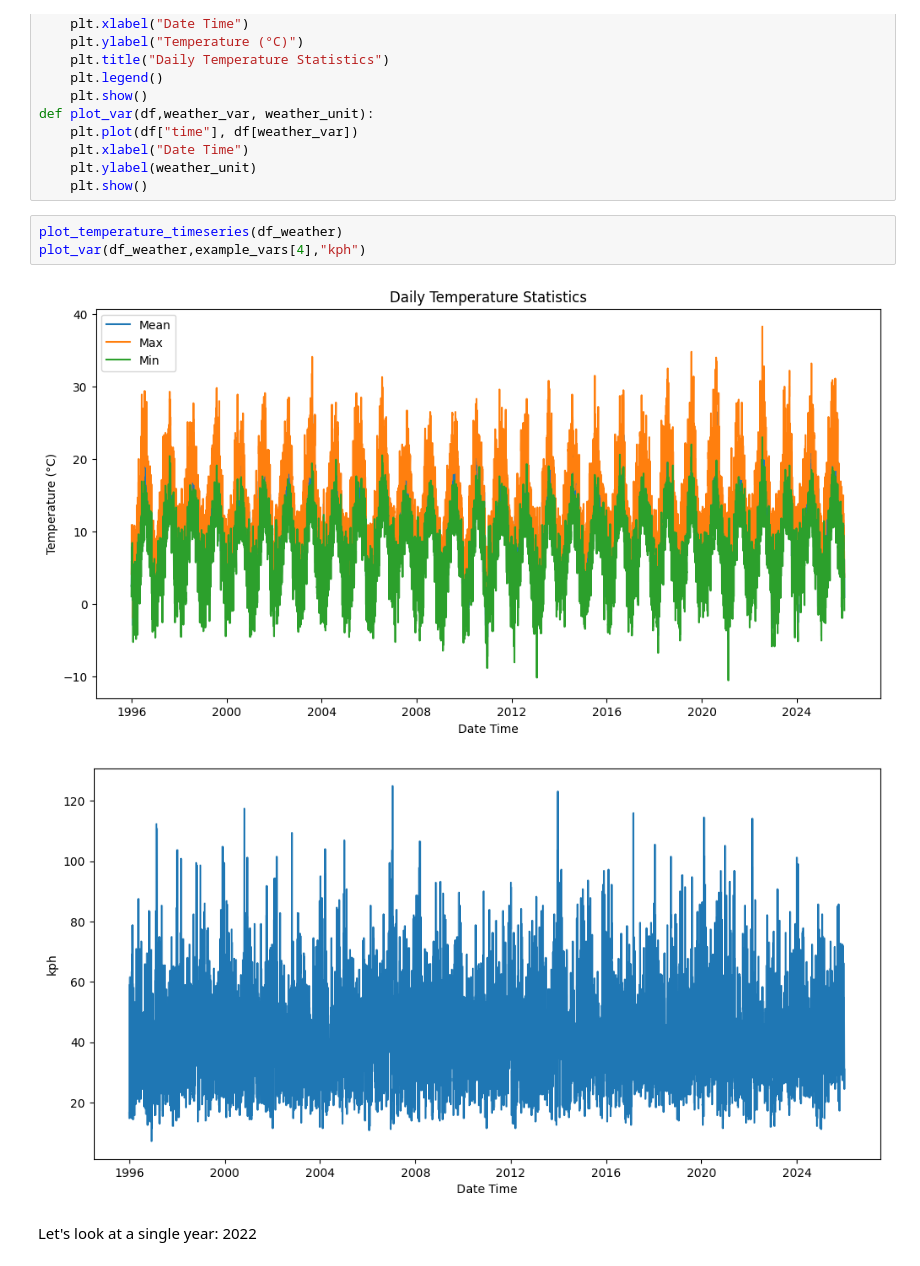
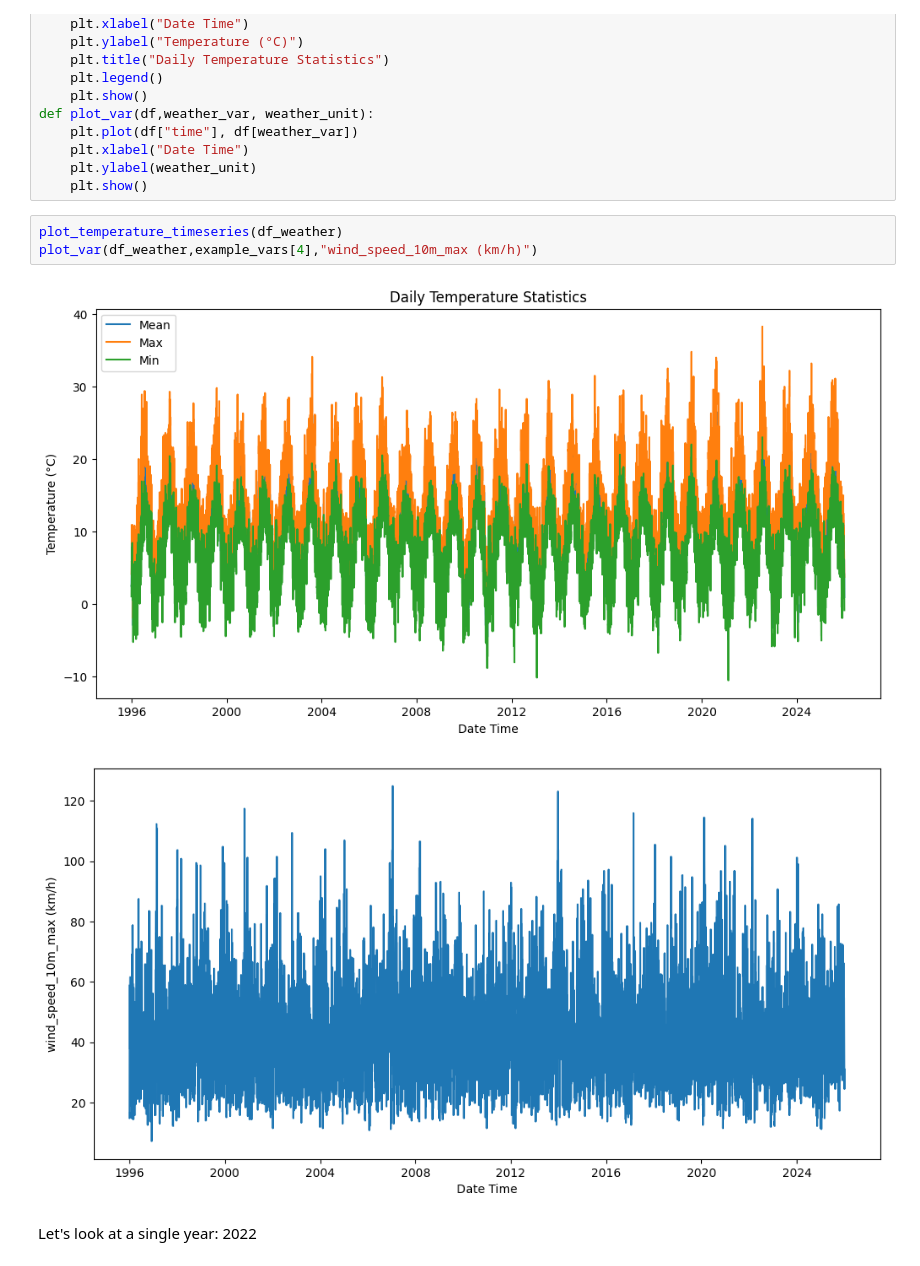
Before and after one commit to DLDonaldson/TD_Tutorial2026, a Jupyter notebook: content/Exercise4-1.ipynb, the cells around one changed output. Cells and saved outputs as stored; diff of their text form.

```diff
--- a/content/Exercise4-1.ipynb
+++ b/content/Exercise4-1.ipynb
@@ -80,10 +83,10 @@ def plot_var(df,weather_var, weather_unit):
     plt.show()
 # %%
 plot_temperature_timeseries(df_weather)
-plot_var(df_weather,example_vars[4],"kph")
+plot_var(df_weather,example_vars[4],"wind_speed_10m_max (km/h)")
 # %% [output]
 [figure]
-[figure, old version]
+[figure, new version]
 # %% [markdown]
 Let's look at a single year: 2022
 # %%
```
Also changed, not shown: parts of 4 cells of this notebook.
